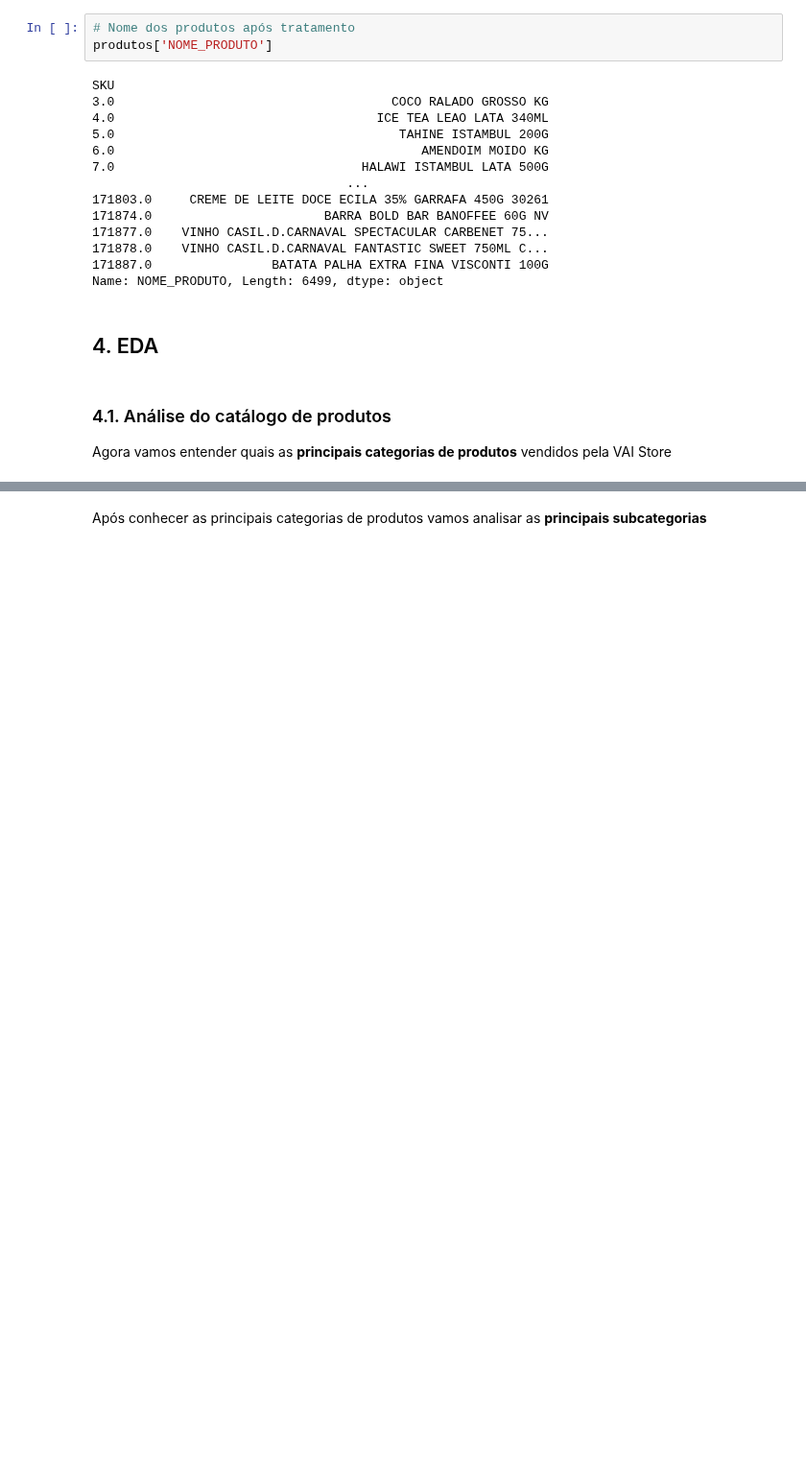
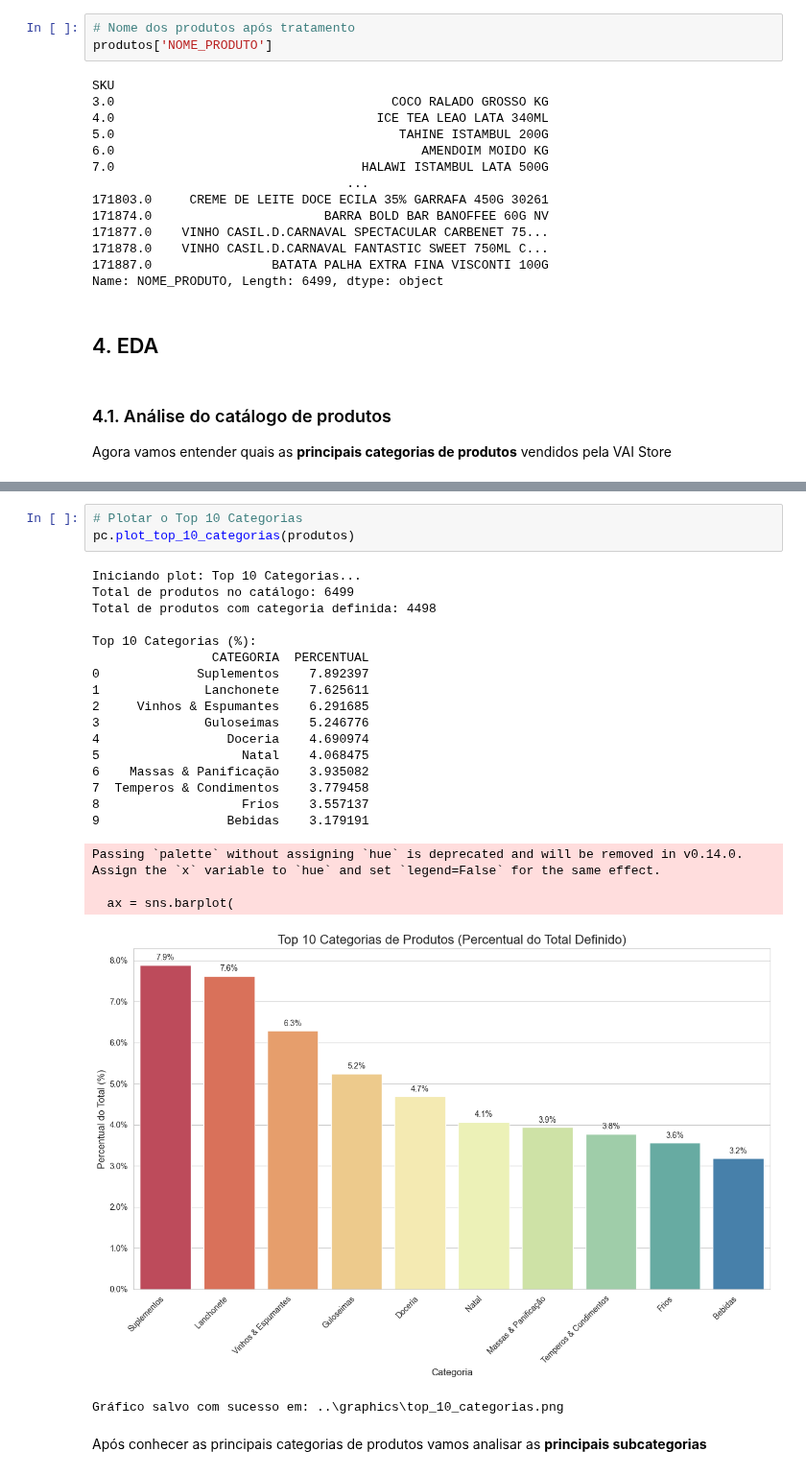
Before and after one commit to felipefsleal/Grupo6-ProjetoFinal, a Jupyter notebook: notebooks/01_eda.ipynb, the cells around one changed output, grey strips where cells are left out. Shown at 96% size. Drawn from its saved outputs; the diff is of its cells as text; blank space fills up the shorter version.

Commit message:
Adiciona o .py para os plots do notebook

```diff
--- a/notebooks/01_eda.ipynb
+++ b/notebooks/01_eda.ipynb
@@ -293,2 +214,27 @@ Passing `palette` without assigning `hue` is deprecated and will be removed in v
+# %%
+# Plotar o Top 10 Categorias
+pc.plot_top_10_categorias(produtos)
+# %% [output]
+Iniciando plot: Top 10 Categorias...
+Total de produtos no catálogo: 6499
+Total de produtos com categoria definida: 4498
+
+Top 10 Categorias (%):
+                CATEGORIA  PERCENTUAL
+0             Suplementos    7.892397
+1              Lanchonete    7.625611
+2     Vinhos & Espumantes    6.291685
+3              Guloseimas    5.246776
+4                 Doceria    4.690974
+5                   Natal    4.068475
+6    Massas & Panificação    3.935082
+7  Temperos & Condimentos    3.779458
+8                   Frios    3.557137
+9                 Bebidas    3.179191
+Passing `palette` without assigning `hue` is deprecated and will be removed in v0.14.0. Assign the `x` variable to `hue` and set `legend=False` for the same effect.
+
+  ax = sns.barplot(
+[figure, added]
+Gráfico salvo com sucesso em: ..\graphics\top_10_categorias.png
 # %% [markdown]
 Após conhecer as principais categorias de produtos vamos analisar as **principais subcategorias**
```
Also changed, not shown: parts of 16 cells of this notebook, 2 other files.
